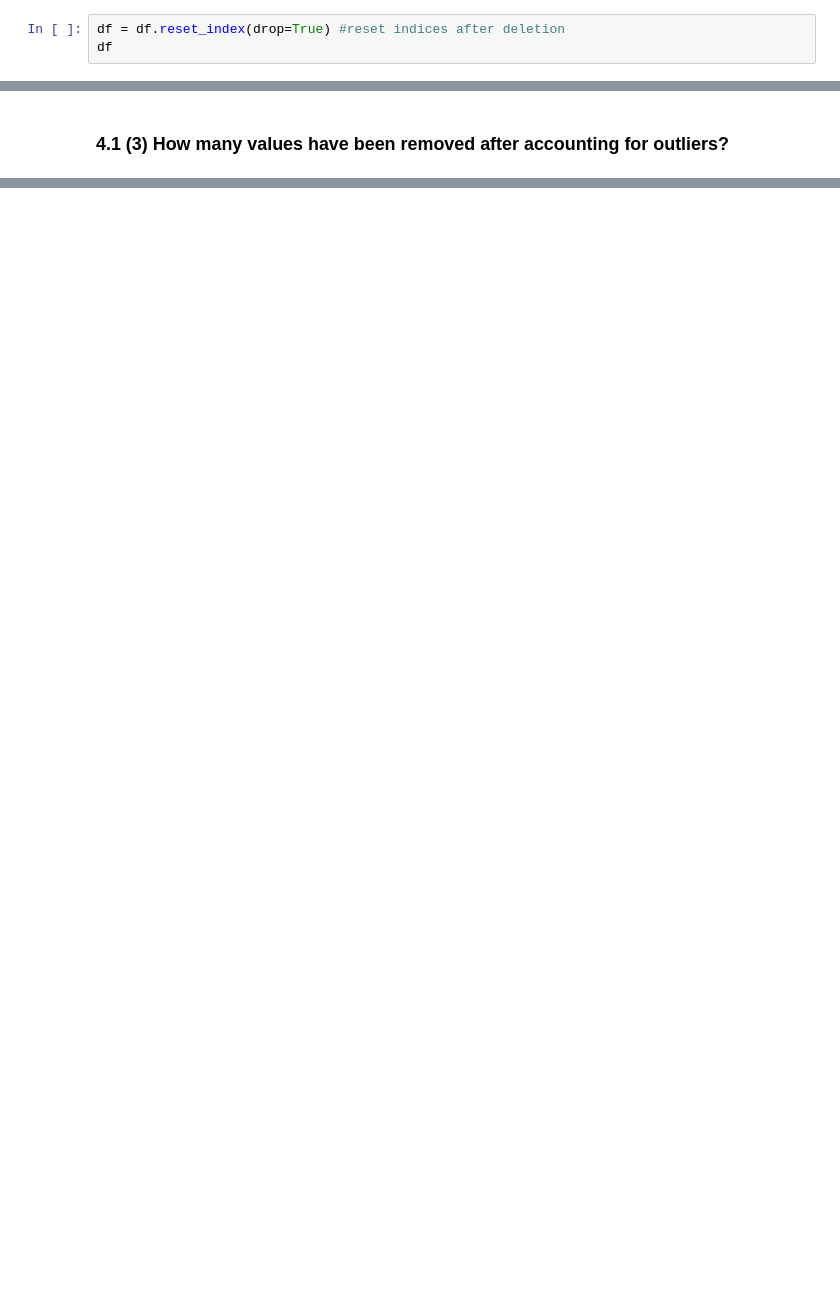
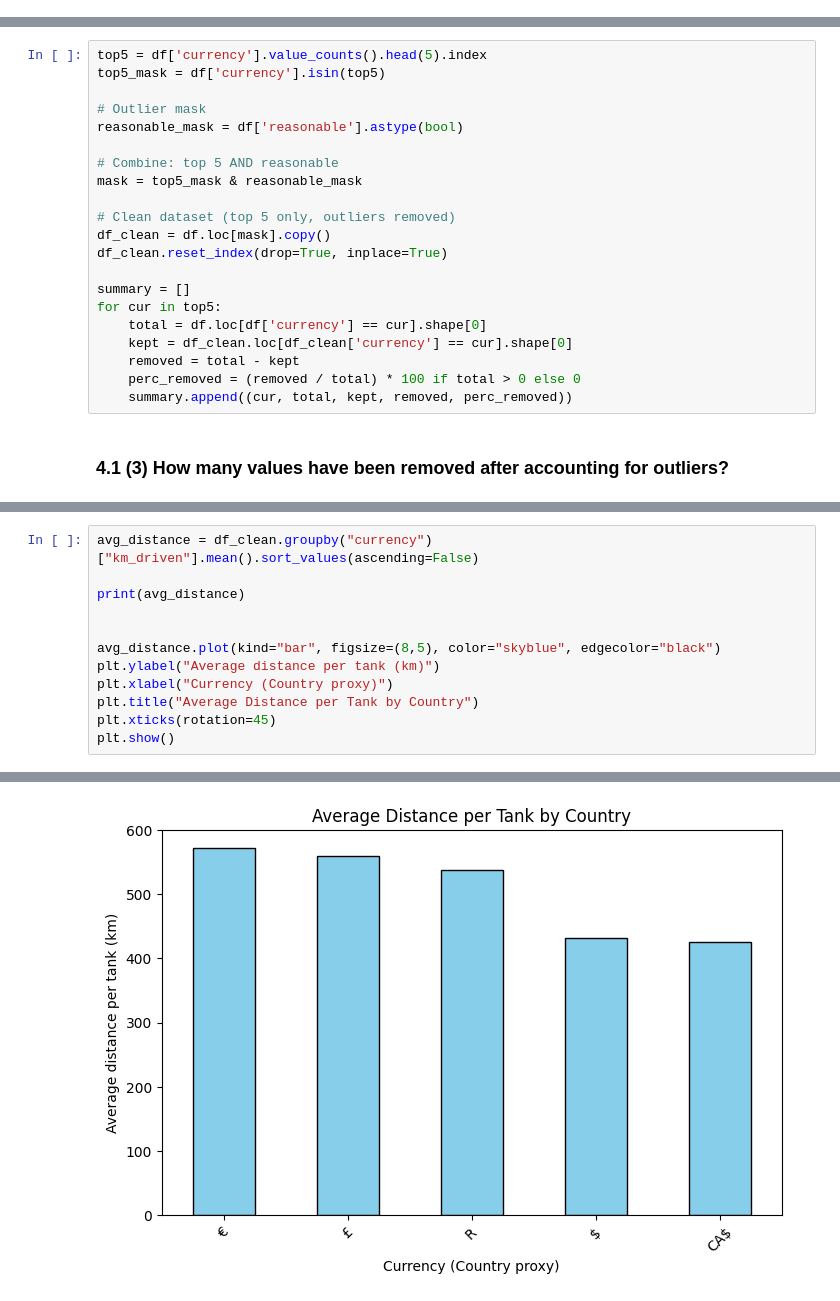
Before and after one commit to SeanMz28/IDVE_assignment1, a Jupyter notebook: assignment1.ipynb, the cells around one changed output, grey strips where cells are left out. Drawn from its saved outputs; the diff is of its cells as text; blank space fills up the shorter version.

```diff
--- a/assignment1.ipynb
+++ b/assignment1.ipynb
@@ -162,6 +160,3 @@ print(f"Remaining rows: {final_count:,} (from {initial_count:,}).")
 # %% [output]
 Q1.1(4) — Removed 570 rows with dates outside [2005, today].
 Remaining rows: 1,174,300 (from 1,174,870).
-# %%
-df = df.reset_index(drop=True) #reset indices after deletion
-df
@@ -968,2 +885,23 @@ removed_counts, kept_counts
+# %%
+top5 = df['currency'].value_counts().head(5).index
+top5_mask = df['currency'].isin(top5)
+
+# Outlier mask
+reasonable_mask = df['reasonable'].astype(bool)
+
+# Combine: top 5 AND reasonable
+mask = top5_mask & reasonable_mask
+
+# Clean dataset (top 5 only, outliers removed)
+df_clean = df.loc[mask].copy()
+df_clean.reset_index(drop=True, inplace=True)
+
+summary = []
+for cur in top5:
+    total = df.loc[df['currency'] == cur].shape[0]
+    kept = df_clean.loc[df_clean['currency'] == cur].shape[0]
+    removed = total - kept
+    perc_removed = (removed / total) * 100 if total > 0 else 0
+    summary.append((cur, total, kept, removed, perc_removed))
 # %% [markdown]
 ### 4.1 (3) How many values have been removed after accounting for outliers?
@@ -1009,0 +1024,13 @@ summary
+# %%
+avg_distance = df_clean.groupby("currency")["km_driven"].mean().sort_values(ascending=False)
+
+print(avg_distance)
+
+
+avg_distance.plot(kind="bar", figsize=(8,5), color="skyblue", edgecolor="black")
+plt.ylabel("Average distance per tank (km)")
+plt.xlabel("Currency (Country proxy)")
+plt.title("Average Distance per Tank by Country")
+plt.xticks(rotation=45)
+plt.show()
+# %% [output]
@@ -1009,0 +1044 @@ summary
+[figure, added]
```
Also changed, not shown: parts of 57 cells of this notebook.
